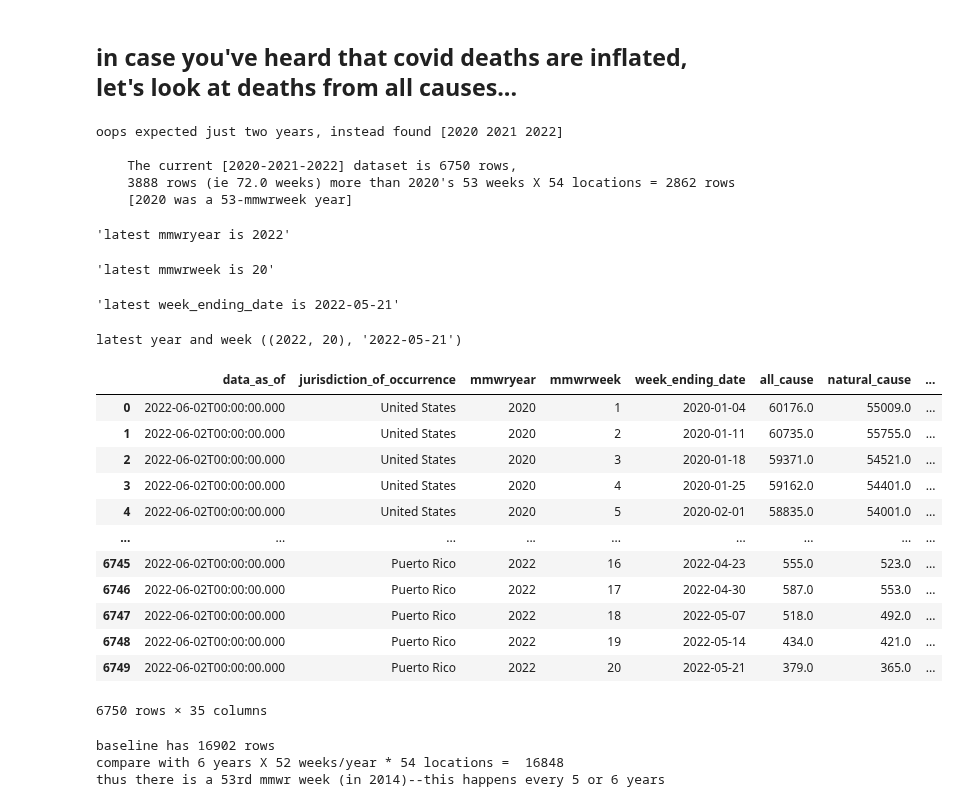
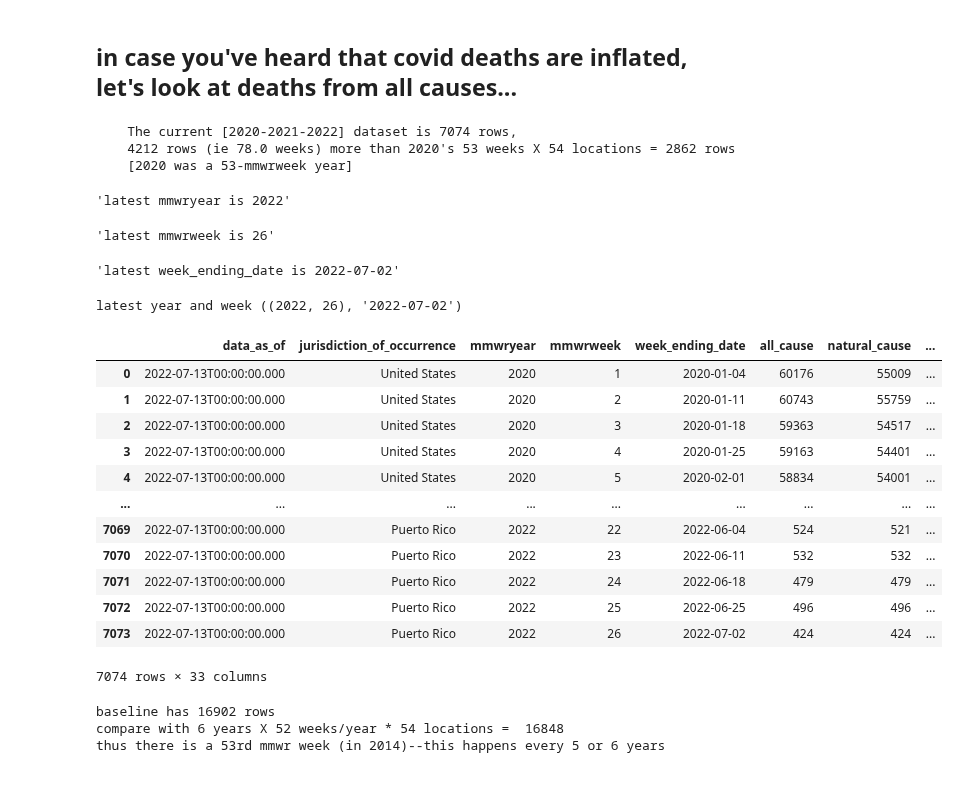
Before and after one commit to jsaponara/exploring_death_data, a Jupyter notebook: deaths-us-natural_cause.ipynb, the cells around one changed output. Saved outputs shown, nothing was run; the diff lists cells and outputs as text; code cells hidden in the pictures.

```diff
--- a/deaths-us-natural_cause.ipynb
+++ b/deaths-us-natural_cause.ipynb
@@ -125,7 +125,7 @@ data = read_data('current')
 current_df = pd.DataFrame(data).apply(pd.to_numeric, errors='ignore')
 
 current_df_years = current_df.mmwryear.unique()
-if not len(current_df_years) == 2:
+if not len(current_df_years) == 3:
     print('oops expected just two years, instead found', current_df_years)
 #assert len(current_df_years) == 2   # generally this holds, but on 20jan2022 current_df_years==[2020 2021 2022]
 assert len(current_df_years) in (2, 3)
@@ -158,52 +158,50 @@ latest_mmwryear_is_complete = 0
 latest_mmwrweek = current_df.query(f'mmwryear == {latest_mmwryear}').mmwrweek.max()
 latest_week_ending_date = current_df.query(f'mmwryear == {latest_mmwryear} and mmwrweek == {latest_mmwrweek}').week_ending_date.unique()[0]
 display(f"latest mmwryear is {latest_mmwryear}")
 display(f"latest mmwrweek is {latest_mmwrweek}")
 display(f"latest week_ending_date is {latest_week_ending_date}")
 #display(w.jurisdiction_of_occurrence.unique())
 latest_week_ending_date_displayed = None
     # will be computed later
 
 loc_as_xx = 'US'
 loc_by_abbrev = dict(
     US='United States',
     CA='California',
     NY='New York',
     NJ='New Jersey',
     OH='Ohio',
     PA='Pennsylvania',
 )
 loc = loc_by_abbrev[loc_as_xx]
 #mmwrweek_and_week_ending_date = current_df.query(f"mmwryear == {latest_mmwryear} and jurisdiction_of_occurrence == {loc}''")
 time_df = current_df.query(f"jurisdiction_of_occurrence == '{loc}'")[['mmwryear', 'mmwrweek', 'week_ending_date']]
 
 #mmwrweek_to_week_ending_date = dict(zip(mmwrweek_and_week_ending_date.mmwrweek, mmwrweek_and_week_ending_date.week_ending_date))
 year_and_week_to_week_ending_date = dict(zip(zip(time_df.mmwryear, time_df.mmwrweek), time_df.week_ending_date))
 print('latest year and week', max(year_and_week_to_week_ending_date.items()))
 display(current_df)
 # %% [output]
-oops expected just two years, instead found [2020 2021 2022]
-
-    The current [2020-2021-2022] dataset is 6750 rows,
-    3888 rows (ie 72.0 weeks) more than 2020's 53 weeks X 54 locations = 2862 rows
+    The current [2020-2021-2022] dataset is 7074 rows,
+    4212 rows (ie 78.0 weeks) more than 2020's 53 weeks X 54 locations = 2862 rows
     [2020 was a 53-mmwrweek year]
 'latest mmwryear is 2022'
-'latest mmwrweek is 20'
+'latest mmwrweek is 26'
-'latest week_ending_date is 2022-05-21'
+'latest week_ending_date is 2022-07-02'
-latest year and week ((2022, 20), '2022-05-21')
+latest year and week ((2022, 26), '2022-07-02')
 |  | data_as_of | jurisdiction_of_occurrence | mmwryear | mmwrweek | week_ending_date | all_cause | natural_cause | ... |
-| 0 | 2022-06-02T00:00:00.000 | United States | 2020 | 1 | 2020-01-04 | 60176.0 | 55009.0 | ... |
-| 1 | 2022-06-02T00:00:00.000 | United States | 2020 | 2 | 2020-01-11 | 60735.0 | 55755.0 | ... |
-| 2 | 2022-06-02T00:00:00.000 | United States | 2020 | 3 | 2020-01-18 | 59371.0 | 54521.0 | ... |
-| 3 | 2022-06-02T00:00:00.000 | United States | 2020 | 4 | 2020-01-25 | 59162.0 | 54401.0 | ... |
-| 4 | 2022-06-02T00:00:00.000 | United States | 2020 | 5 | 2020-02-01 | 58835.0 | 54001.0 | ... |
+| 0 | 2022-07-13T00:00:00.000 | United States | 2020 | 1 | 2020-01-04 | 60176 | 55009 | ... |
+| 1 | 2022-07-13T00:00:00.000 | United States | 2020 | 2 | 2020-01-11 | 60743 | 55759 | ... |
+| 2 | 2022-07-13T00:00:00.000 | United States | 2020 | 3 | 2020-01-18 | 59363 | 54517 | ... |
+| 3 | 2022-07-13T00:00:00.000 | United States | 2020 | 4 | 2020-01-25 | 59163 | 54401 | ... |
+| 4 | 2022-07-13T00:00:00.000 | United States | 2020 | 5 | 2020-02-01 | 58834 | 54001 | ... |
 | ... | ... | ... | ... | ... | ... | ... | ... | ... |
-| 6745 | 2022-06-02T00:00:00.000 | Puerto Rico | 2022 | 16 | 2022-04-23 | 555.0 | 523.0 | ... |
-| 6746 | 2022-06-02T00:00:00.000 | Puerto Rico | 2022 | 17 | 2022-04-30 | 587.0 | 553.0 | ... |
-| 6747 | 2022-06-02T00:00:00.000 | Puerto Rico | 2022 | 18 | 2022-05-07 | 518.0 | 492.0 | ... |
-| 6748 | 2022-06-02T00:00:00.000 | Puerto Rico | 2022 | 19 | 2022-05-14 | 434.0 | 421.0 | ... |
-| 6749 | 2022-06-02T00:00:00.000 | Puerto Rico | 2022 | 20 | 2022-05-21 | 379.0 | 365.0 | ... |
+| 7069 | 2022-07-13T00:00:00.000 | Puerto Rico | 2022 | 22 | 2022-06-04 | 524 | 521 | ... |
+| 7070 | 2022-07-13T00:00:00.000 | Puerto Rico | 2022 | 23 | 2022-06-11 | 532 | 532 | ... |
+| 7071 | 2022-07-13T00:00:00.000 | Puerto Rico | 2022 | 24 | 2022-06-18 | 479 | 479 | ... |
+| 7072 | 2022-07-13T00:00:00.000 | Puerto Rico | 2022 | 25 | 2022-06-25 | 496 | 496 | ... |
+| 7073 | 2022-07-13T00:00:00.000 | Puerto Rico | 2022 | 26 | 2022-07-02 | 424 | 424 | ... |
-6750 rows × 35 columns
+7074 rows × 33 columns
 # %%
 # combine with baseline death data 2014-2018
 
```
Also changed, not shown: parts of 10 cells of this notebook, 1 other file.
